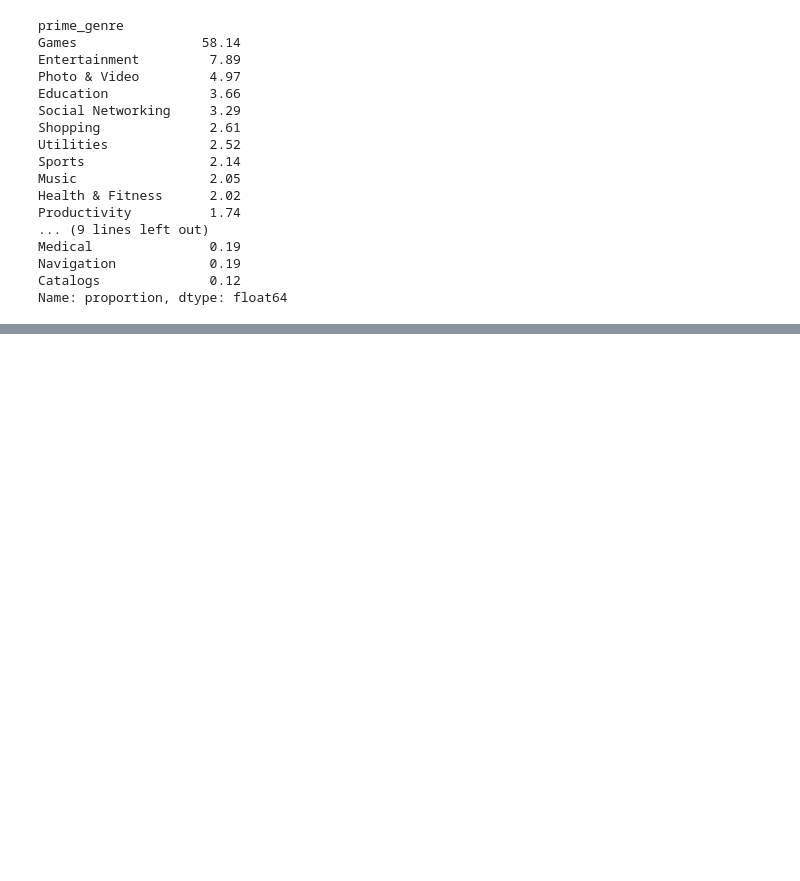
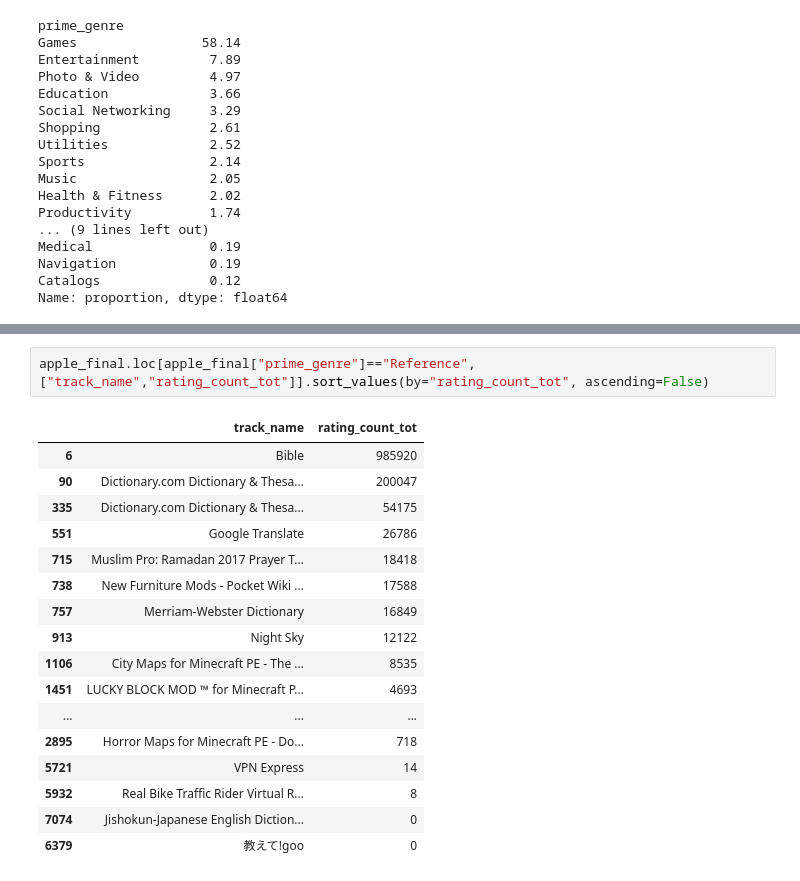
Before and after one commit to KostasTheOne/Mobile-Apps-Project, a Jupyter notebook: Profitable_Apps.ipynb, the cells around one changed output, grey strips where cells are left out. Saved outputs shown, nothing was run; the diff lists cells and outputs as text; blank space fills up the shorter version.

```diff
--- a/Profitable_Apps.ipynb
+++ b/Profitable_Apps.ipynb
@@ -527,0 +572,20 @@ Name: proportion, dtype: float64
+# %%
+apple_final.loc[apple_final["prime_genre"]=="Reference", ["track_name","rating_count_tot"]].sort_values(by="rating_count_tot", ascending=False)
+# %% [output]
+|  | track_name | rating_count_tot |
+| 6 | Bible | 985920 |
+| 90 | Dictionary.com Dictionary & Thesa... | 200047 |
+| 335 | Dictionary.com Dictionary & Thesa... | 54175 |
+| 551 | Google Translate | 26786 |
+| 715 | Muslim Pro: Ramadan 2017 Prayer T... | 18418 |
+| 738 | New Furniture Mods - Pocket Wiki ... | 17588 |
+| 757 | Merriam-Webster Dictionary | 16849 |
+| 913 | Night Sky | 12122 |
+| 1106 | City Maps for Minecraft PE - The ... | 8535 |
+| 1451 | LUCKY BLOCK MOD ™ for Minecraft P... | 4693 |
+| ... | ... | ... |
+| 2895 | Horror Maps for Minecraft PE - Do... | 718 |
+| 5721 | VPN Express | 14 |
+| 5932 | Real Bike Traffic Rider Virtual R... | 8 |
+| 7074 | Jishokun-Japanese English Diction... | 0 |
+| 6379 | 教えて!goo | 0 |
```
Also changed, not shown: parts of 23 cells of this notebook.
